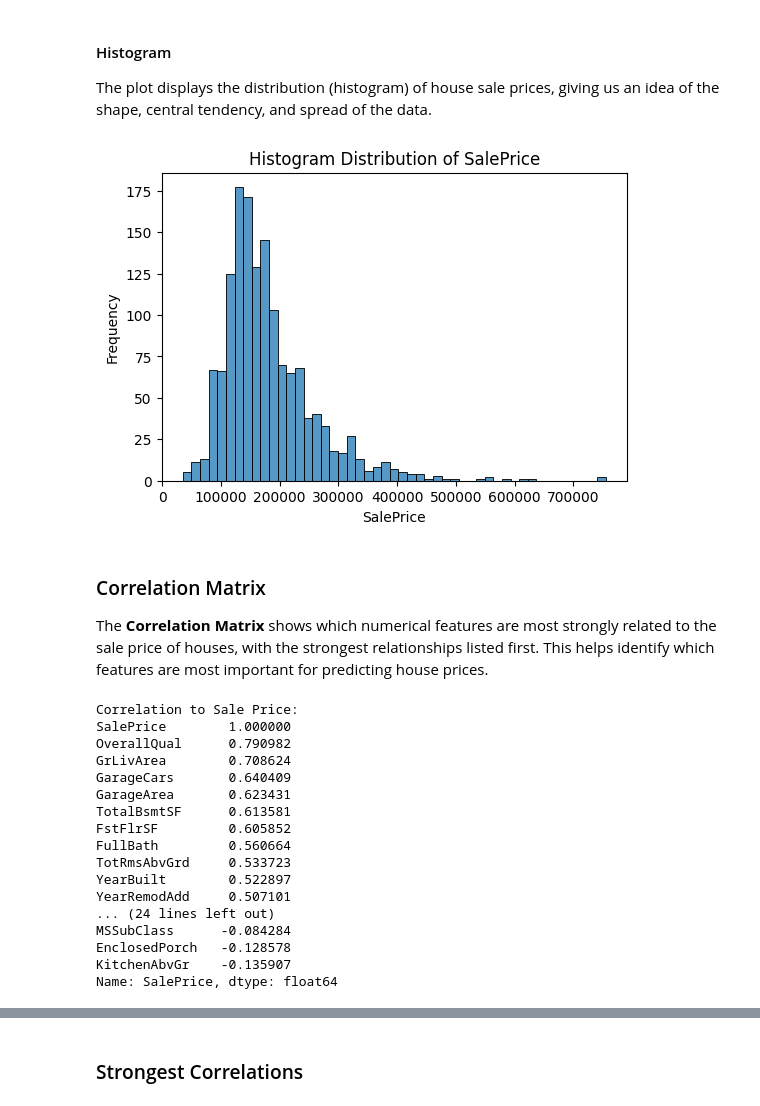
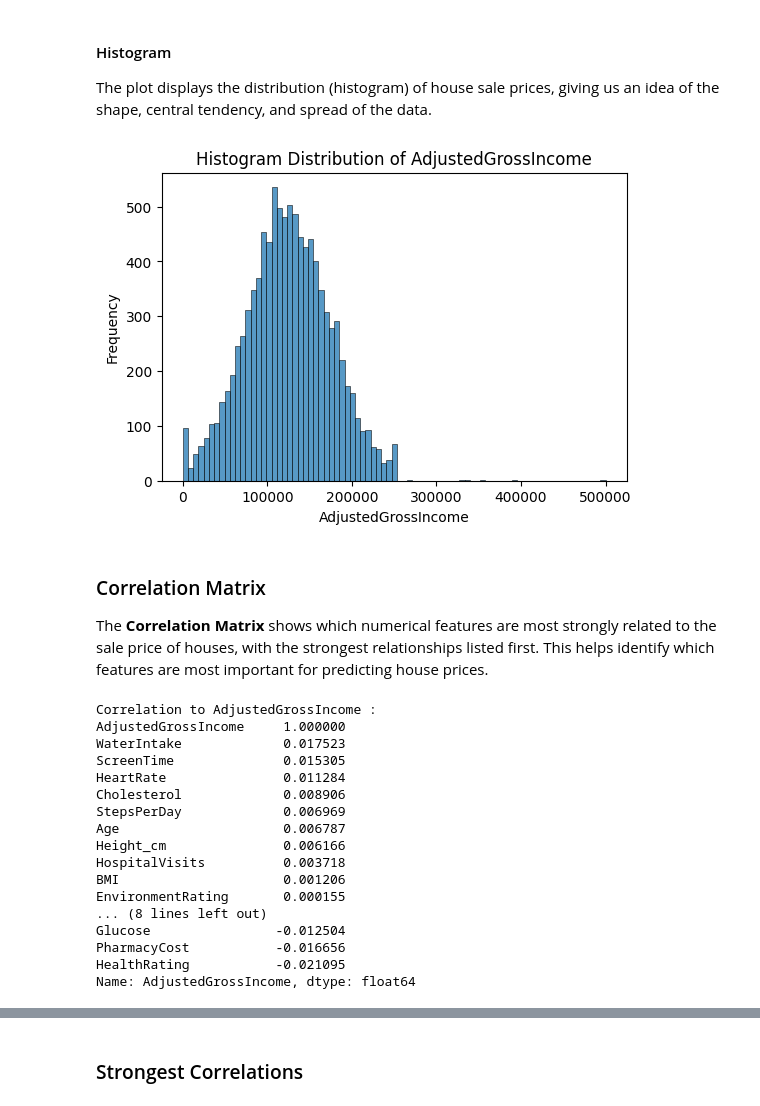
Before and after one commit to Jrk373/MachineLearningDemo, a Jupyter notebook: MachineLearningDemo_20240119.ipynb, the cells around one changed output, grey strips where cells are left out. Drawn from its saved outputs; the diff is of its cells as text; code cells hidden in the pictures.

```diff
--- a/MachineLearningDemo_20240119.ipynb
+++ b/MachineLearningDemo_20240119.ipynb
@@ -80,15 +83,20 @@ The Kaggle House Price Dataset, officially titled "House Prices: Advanced Regres
 import urllib.request
 import pandas as pd
 
-url = 'https://github.com/Jrk373/ODSC_AI_5_Week_Bootcamp/raw/main/kaggle-house-price-data-set.csv'
-file_path = 'kaggle-house-price-data-set.csv'
+DataSetName = 'Healthcare Data'
+
+# Correct raw URL
+url = 'https://raw.githubusercontent.com/Jrk373/MachineLearningDemo/main/synthetic_healthcare_data.csv'
+file_path = 'synthetic_healthcare_data.csv'
 
 # Download the file
 urllib.request.urlretrieve(url, file_path)
 
 # Load the dataset
-df = pd.read_csv(file_path)
-
-print('Successfully downloaded kaggle-house-price-data-set.csv')
-print('Data successfully loaded as data frame "df"')
+try:
+    df = pd.read_csv(file_path)
+    print(f'Successfully downloaded {DataSetName}')
+    print('Data successfully loaded as data frame "df"')
+except Exception as e:
+    print(f"An error occurred: {e}")
 # %% [output]
@@ -458,21 +408,21 @@ The plot displays the distribution (histogram) of house sale prices, giving us a
 # %%
 import seaborn as sns
 import matplotlib.pyplot as plt
 
 # Define the variable
-Target = 'SalePrice'
+Target = 'AdjustedGrossIncome'
 
 # Create the histogram plot with dark blue color
 plt.figure(figsize=(6, 4))  # Set the figure size before plotting
 sns.histplot(df[Target])
 plt.title(f'Histogram Distribution of {Target}')
 plt.xlabel(Target)
 plt.ylabel('Frequency')
 
 # Show the plot
 plt.show()
 # %% [output]
-[figure, old version]
+[figure, new version]
 # %% [markdown]
 ### Correlation Matrix
 
@@ -483,33 +433,33 @@ import numpy as np
 import pandas as pd
 
 # Select Target Feature
-Target = 'SalePrice'
+Target = 'AdjustedGrossIncome'
 
 # Calculating correlation matrix for numerical features
 # Select only numerical columns for correlation calculation
 correlation_matrix = df.select_dtypes(include=np.number).corr()
 Target_correlation = correlation_matrix[Target].sort_values(ascending=False)
 
-print('Correlation to Sale Price:')
+print('Correlation to', Target, ':')
 print(Target_correlation)
 # %% [output]
-Correlation to Sale Price:
-SalePrice        1.000000
-OverallQual      0.790982
-GrLivArea        0.708624
-GarageCars       0.640409
-GarageArea       0.623431
-TotalBsmtSF      0.613581
-FstFlrSF         0.605852
-FullBath         0.560664
-TotRmsAbvGrd     0.533723
-YearBuilt        0.522897
-YearRemodAdd     0.507101
-... (24 lines left out)
-MSSubClass      -0.084284
-EnclosedPorch   -0.128578
-KitchenAbvGr    -0.135907
-Name: SalePrice, dtype: float64
+Correlation to AdjustedGrossIncome :
+AdjustedGrossIncome     1.000000
+WaterIntake             0.017523
+ScreenTime              0.015305
+HeartRate               0.011284
+Cholesterol             0.008906
+StepsPerDay             0.006969
+Age                     0.006787
+Height_cm               0.006166
+HospitalVisits          0.003718
+BMI                     0.001206
+EnvironmentRating       0.000155
+... (8 lines left out)
+Glucose                -0.012504
+PharmacyCost           -0.016656
+HealthRating           -0.021095
+Name: AdjustedGrossIncome, dtype: float64
 # %%
 # Import necessary packages
 import numpy as np
```
Also changed, not shown: parts of 17 cells of this notebook.
